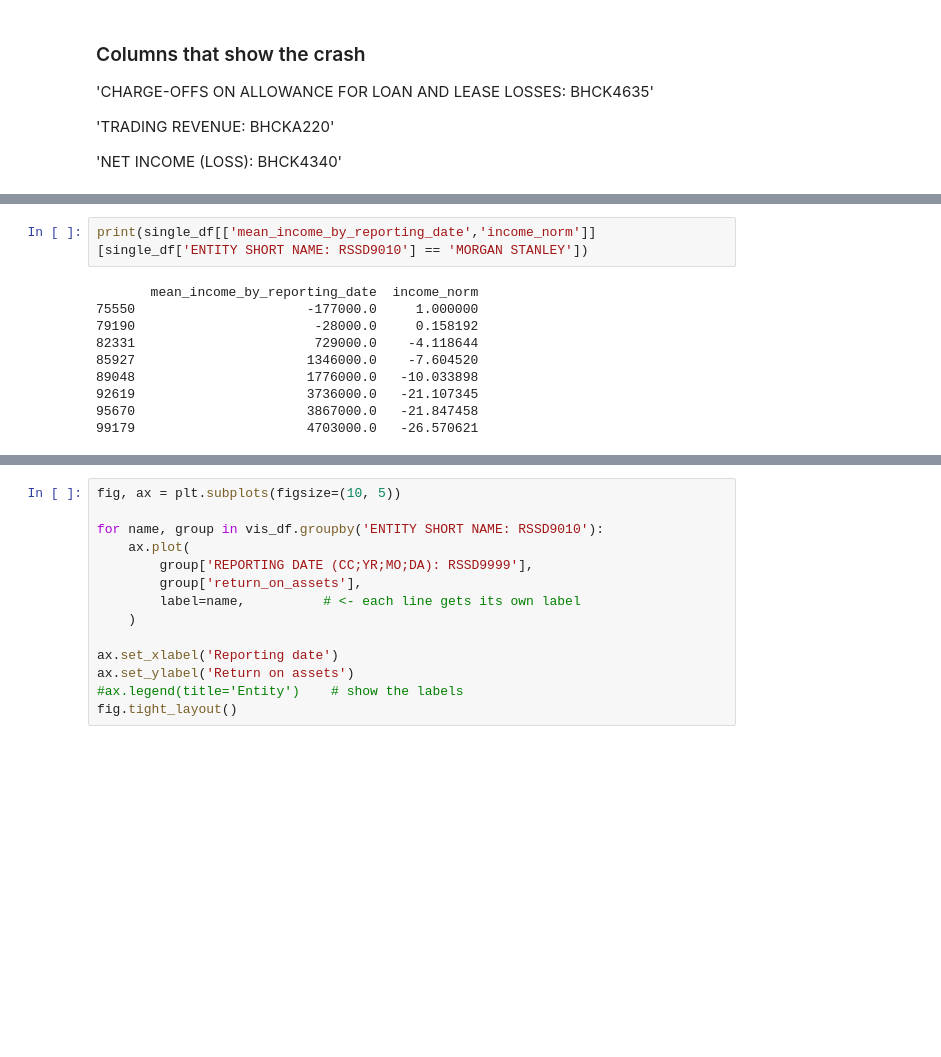
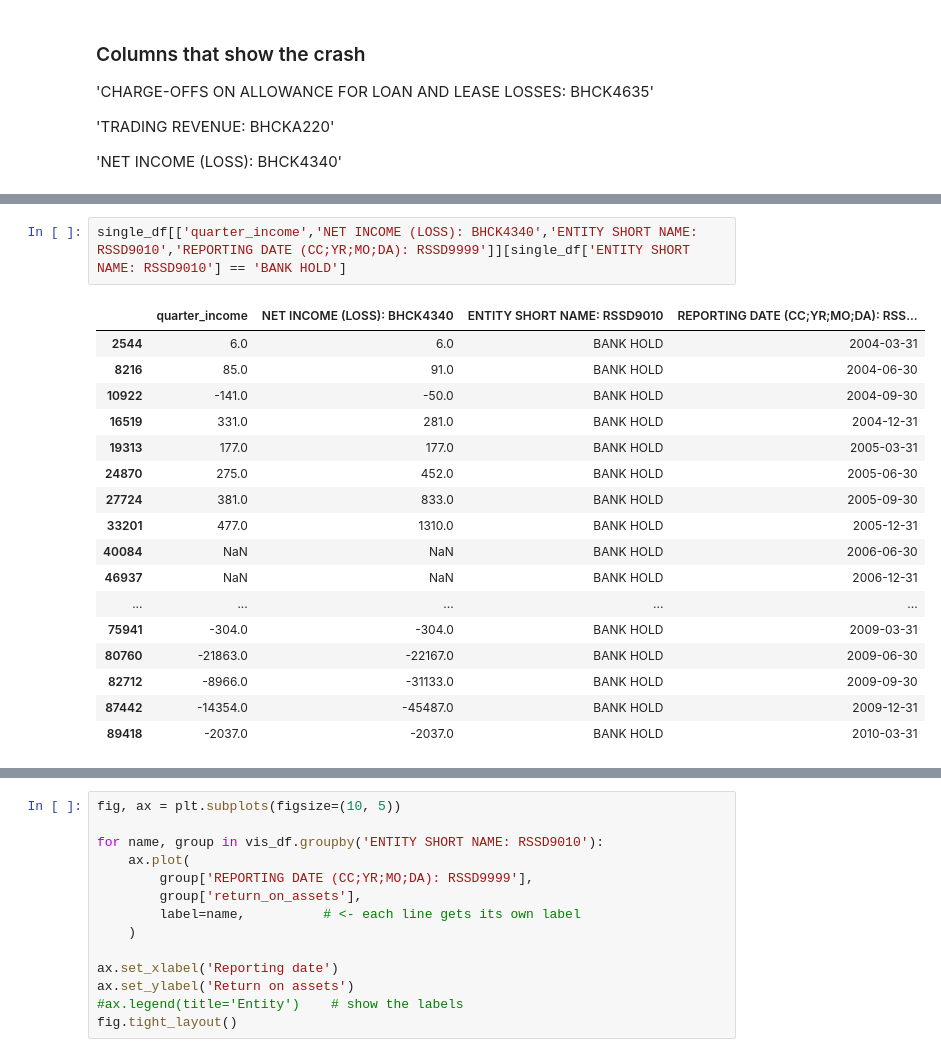
Before and after one commit to jmanacid1/DSE-Project, a Jupyter notebook: Visualize_Crash.ipynb, the cells around one changed output, grey strips where cells are left out. Saved outputs shown, nothing was run; the diff lists cells and outputs as text; blank space fills up the shorter version.

```diff
--- a/Visualize_Crash.ipynb
+++ b/Visualize_Crash.ipynb
@@ -144,12 +223,20 @@ print(single_df[['mean_income_by_reporting_date','income_norm']][single_df['ENTI
-# %%
-print(single_df[['mean_income_by_reporting_date','income_norm']][single_df['ENTITY SHORT NAME: RSSD9010'] == 'MORGAN STANLEY'])
-# %% [output]
-       mean_income_by_reporting_date  income_norm
-75550                      -177000.0     1.000000
-79190                       -28000.0     0.158192
-82331                       729000.0    -4.118644
-85927                      1346000.0    -7.604520
-89048                      1776000.0   -10.033898
-92619                      3736000.0   -21.107345
-95670                      3867000.0   -21.847458
-99179                      4703000.0   -26.570621
+# %%
+single_df[['quarter_income','NET INCOME (LOSS): BHCK4340','ENTITY SHORT NAME: RSSD9010','REPORTING DATE (CC;YR;MO;DA): RSSD9999']][single_df['ENTITY SHORT NAME: RSSD9010'] == 'BANK HOLD']
+# %% [output]
+|  | quarter_income | NET INCOME (LOSS): BHCK4340 | ENTITY SHORT NAME: RSSD9010 | REPORTING DATE (CC;YR;MO;DA): RSS... |
+| 2544 | 6.0 | 6.0 | BANK HOLD | 2004-03-31 |
+| 8216 | 85.0 | 91.0 | BANK HOLD | 2004-06-30 |
+| 10922 | -141.0 | -50.0 | BANK HOLD | 2004-09-30 |
+| 16519 | 331.0 | 281.0 | BANK HOLD | 2004-12-31 |
+| 19313 | 177.0 | 177.0 | BANK HOLD | 2005-03-31 |
+| 24870 | 275.0 | 452.0 | BANK HOLD | 2005-06-30 |
+| 27724 | 381.0 | 833.0 | BANK HOLD | 2005-09-30 |
+| 33201 | 477.0 | 1310.0 | BANK HOLD | 2005-12-31 |
+| 40084 | NaN | NaN | BANK HOLD | 2006-06-30 |
+| 46937 | NaN | NaN | BANK HOLD | 2006-12-31 |
+| ... | ... | ... | ... | ... |
+| 75941 | -304.0 | -304.0 | BANK HOLD | 2009-03-31 |
+| 80760 | -21863.0 | -22167.0 | BANK HOLD | 2009-06-30 |
+| 82712 | -8966.0 | -31133.0 | BANK HOLD | 2009-09-30 |
+| 87442 | -14354.0 | -45487.0 | BANK HOLD | 2009-12-31 |
+| 89418 | -2037.0 | -2037.0 | BANK HOLD | 2010-03-31 |
```
Also changed, not shown: parts of 7 cells of this notebook, 1 other file.
